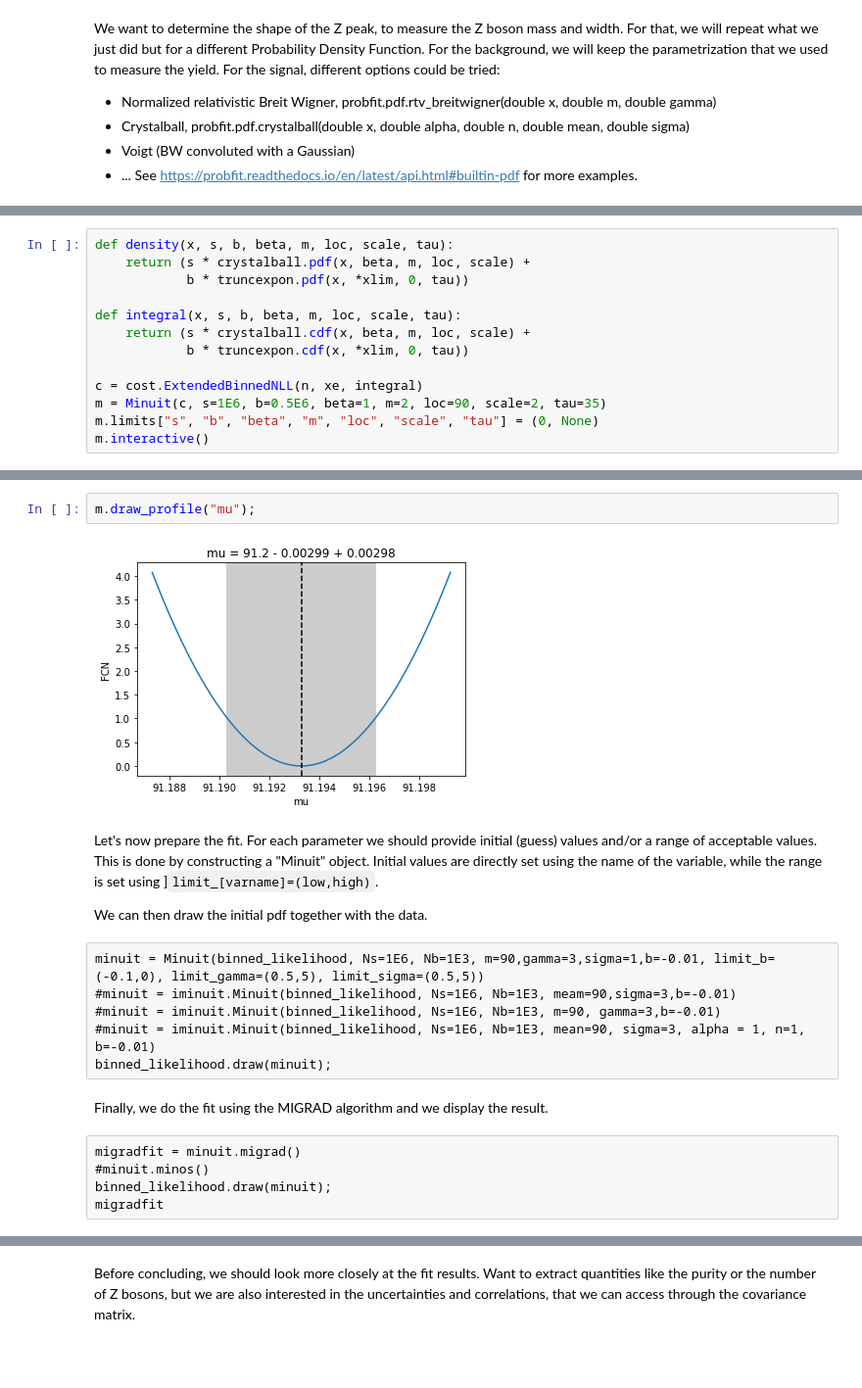
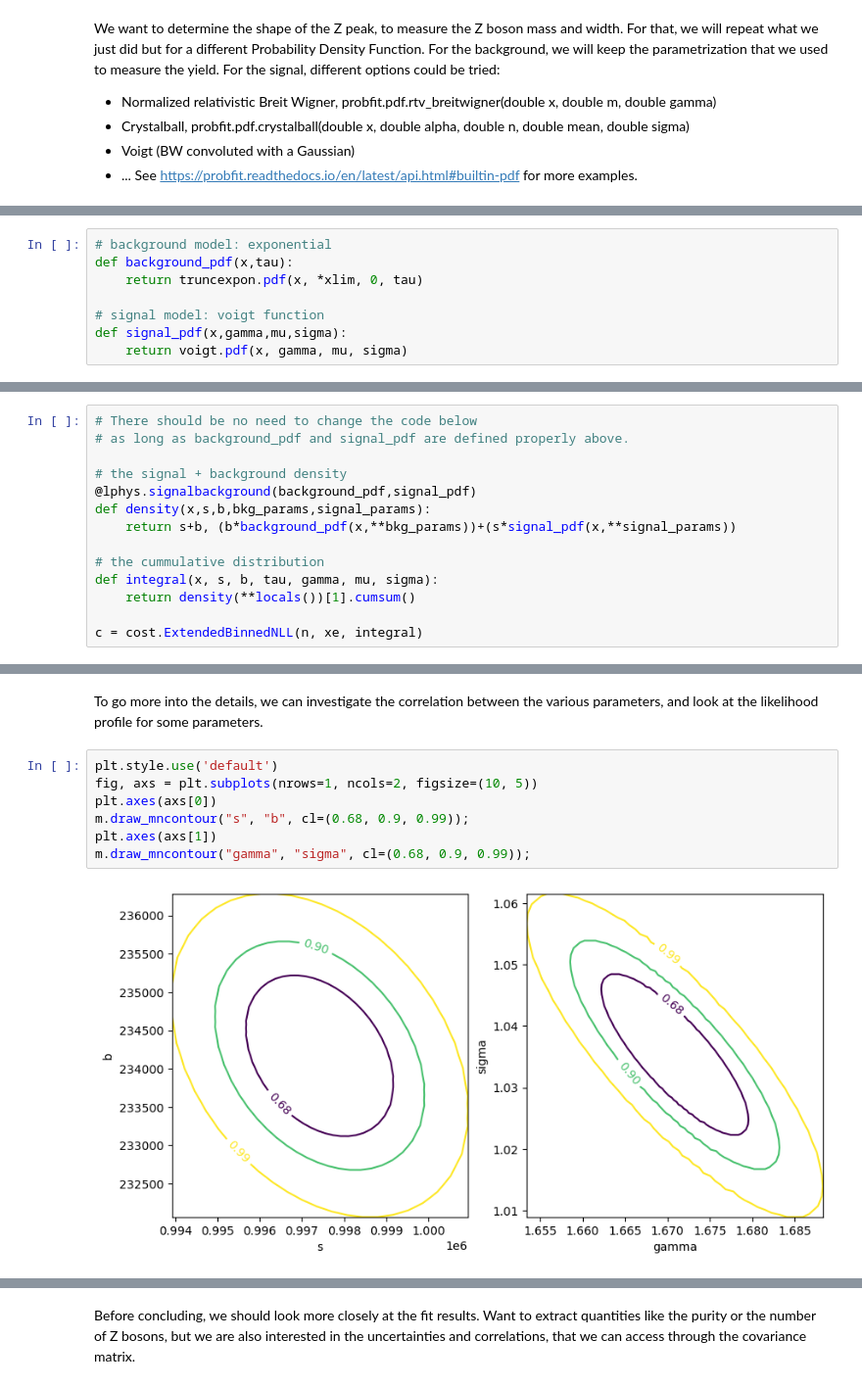
Before and after one commit to delaere/LPHY2131, a Jupyter notebook: analysis/labo2/Zlineshape.ipynb, the cells around one changed output, grey strips where cells are left out. Shown at 98% size. Drawn from its saved outputs; the diff is of its cells as text; blank space fills up the shorter version.

Commit message:
functional version of Z lineshape with iMinuit2

````diff
--- a/analysis/labo2/Zlineshape.ipynb
+++ b/analysis/labo2/Zlineshape.ipynb
@@ -110,13 +72,0 @@ plt.legend();
-# %%
-def density(x, s, b, beta, m, loc, scale, tau):
-    return (s * crystalball.pdf(x, beta, m, loc, scale) +
-            b * truncexpon.pdf(x, *xlim, 0, tau))
-
-def integral(x, s, b, beta, m, loc, scale, tau):
-    return (s * crystalball.cdf(x, beta, m, loc, scale) +
-            b * truncexpon.cdf(x, *xlim, 0, tau))
-
-c = cost.ExtendedBinnedNLL(n, xe, integral)
-m = Minuit(c, s=1E6, b=0.5E6, beta=1, m=2, loc=90, scale=2, tau=35)
-m.limits["s", "b", "beta", "m", "loc", "scale", "tau"] = (0, None)
-m.interactive()
@@ -206,0 +80,8 @@ Plotter(c)(m.values)
+# %%
+# background model: exponential
+def background_pdf(x,tau):
+    return truncexpon.pdf(x, *xlim, 0, tau)
+
+# signal model: voigt function
+def signal_pdf(x,gamma,mu,sigma):
+    return voigt.pdf(x, gamma, mu, sigma)
@@ -206,0 +90,14 @@ Plotter(c)(m.values)
+# %%
+# There should be no need to change the code below
+# as long as background_pdf and signal_pdf are defined properly above.
+
+# the signal + background density
+@lphys.signalbackground(background_pdf,signal_pdf)
+def density(x,s,b,bkg_params,signal_params):
+    return s+b, (b*background_pdf(x,**bkg_params))+(s*signal_pdf(x,**signal_params))
+
+# the cummulative distribution
+def integral(x, s, b, tau, gamma, mu, sigma):
+    return density(**locals())[1].cumsum()
+
+c = cost.ExtendedBinnedNLL(n, xe, integral)
@@ -222,24 +152,11 @@ m.draw_mncontour("gamma", "sigma", cl=(0.68, 0.9, 0.99));
-# %%
-m.draw_profile("mu");
-# %% [output]
-[figure, removed]
-# %% [markdown]
-Let's now prepare the fit.
-For each parameter we should provide initial (guess) values and/or a range of acceptable values.
-This is done by constructing a "Minuit" object.
-Initial values are directly set using the name of the variable, while the range is set using ]```limit_[varname]=(low,high)```.
-
-We can then draw the initial pdf together with the data.
-# %% [raw]
-minuit = Minuit(binned_likelihood, Ns=1E6, Nb=1E3, m=90,gamma=3,sigma=1,b=-0.01, limit_b=(-0.1,0), limit_gamma=(0.5,5), limit_sigma=(0.5,5))
-#minuit = iminuit.Minuit(binned_likelihood, Ns=1E6, Nb=1E3, meam=90,sigma=3,b=-0.01)
-#minuit = iminuit.Minuit(binned_likelihood, Ns=1E6, Nb=1E3, m=90, gamma=3,b=-0.01)
-#minuit = iminuit.Minuit(binned_likelihood, Ns=1E6, Nb=1E3, mean=90, sigma=3, alpha = 1, n=1, b=-0.01)
-binned_likelihood.draw(minuit);
-# %% [markdown]
-Finally, we do the fit using the MIGRAD algorithm and we display the result.
-# %% [raw]
-migradfit = minuit.migrad()
-#minuit.minos()
-binned_likelihood.draw(minuit);
-migradfit
+# %% [markdown]
+To go more into the details, we can investigate the correlation between the various parameters, and look at the likelihood profile for some parameters.
+# %%
+plt.style.use('default')
+fig, axs = plt.subplots(nrows=1, ncols=2, figsize=(10, 5))
+plt.axes(axs[0])
+m.draw_mncontour("s", "b", cl=(0.68, 0.9, 0.99));
+plt.axes(axs[1])
+m.draw_mncontour("gamma", "sigma", cl=(0.68, 0.9, 0.99));
+# %% [output]
+[figure, added]
````
Also changed, not shown: parts of 22 cells of this notebook, 1 other file.
